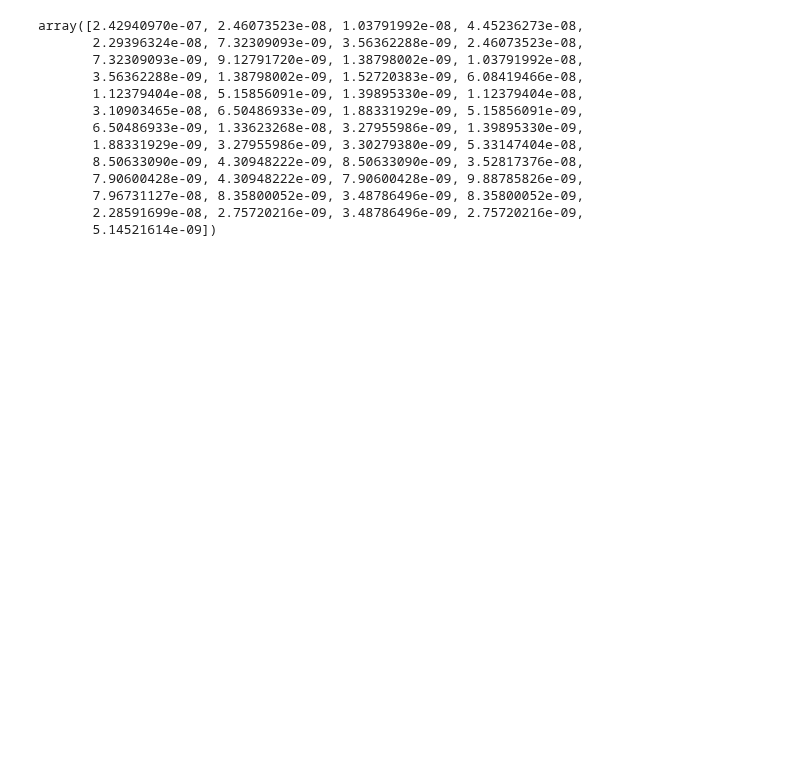
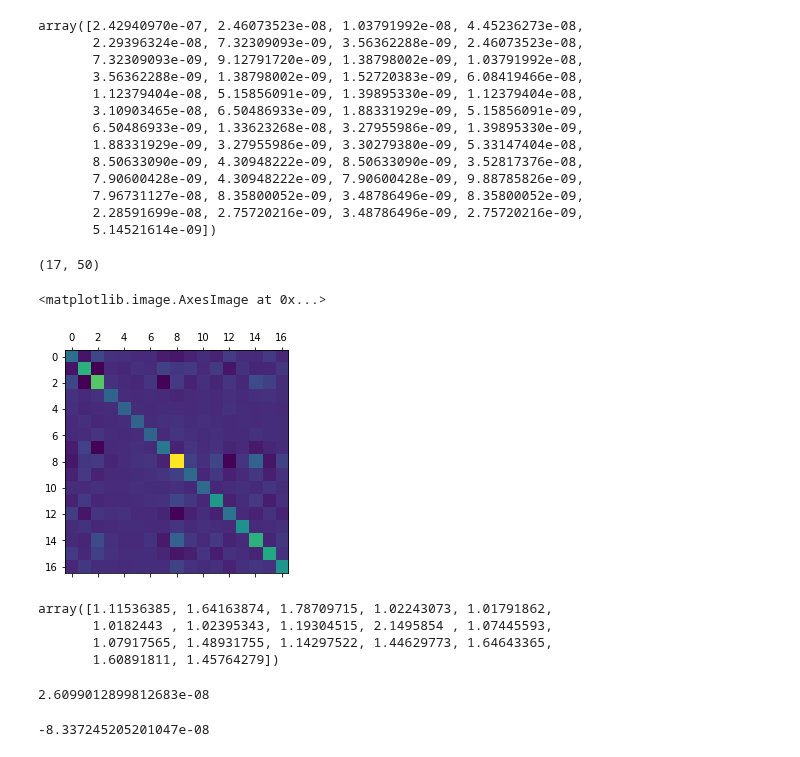
Before and after one commit to lab-cosmo/equistore-examples, a Jupyter notebook: acdc_iterations.ipynb, the cells around one changed output. Cells and saved outputs as stored; diff of their text form; code cells hidden in the pictures; blank space fills up the shorter version.

```diff
--- a/acdc_iterations.ipynb
+++ b/acdc_iterations.ipynb
@@ -613,3 +737,5 @@ Labels([(0, 0, 0, 0), (0, 0, 1, 0), (0, 0, 2, 0), (0, 0, 3, 0),
 X = acdc_nu2.block(0).values
 # %%
 rX = X.reshape(-1,X.shape[-1]) * 1
+lsel = []
+bm_idx = np.arange(rX.shape[1])
@@ -617,0 +742,7 @@ nrm = (rX**2).sum(axis=0)
+# %%
+nrm = (rX**2).sum(axis=0)
+sel_idx = nrm.argmax()
+sel_x = rX[:,sel_idx]/np.sqrt(nrm[sel_idx])
+lsel.append(bm_idx[sel_idx])
+bm_idx = np.concatenate([bm_idx[:sel_idx], bm_idx[sel_idx+1:]])
+print(sel_idx, nrm[sel_idx], nrm.sum())
@@ -676 +771,3 @@ array([1.00792408, 1.01939347, 1.00621802, 2.        , 1.28994483,
+# %%
+xsel = X.reshape(-1,X.shape[-1])[:,lsel]
 # %%
@@ -697,3 +790,14 @@ array([2.42940970e-07, 2.46073523e-08, 1.03791992e-08, 4.45236273e-08,
        7.96731127e-08, 8.35800052e-09, 3.48786496e-09, 8.35800052e-09,
        2.28591699e-08, 2.75720216e-09, 3.48786496e-09, 2.75720216e-09,
        5.14521614e-09])
+# %%
+aa = np.linalg.pinv(xsel)@X.squeeze()
+# %%
+aa.shape
+# %% [output]
+(17, 50)
+# %%
+plt.matshow(aa@aa.T)
+# %% [output]
+<matplotlib.image.AxesImage at 0x...>
+[figure, added]
@@ -699,0 +808,15 @@ array([2.42940970e-07, 2.46073523e-08, 1.03791992e-08, 4.45236273e-08,
+# %%
+a
+# %% [output]
+array([1.11536385, 1.64163874, 1.78709715, 1.02243073, 1.01791862,
+       1.0182443 , 1.02395343, 1.19304515, 2.1495854 , 1.07445593,
+       1.07917565, 1.48931755, 1.14297522, 1.44629773, 1.64643365,
+       1.60891811, 1.45764279])
+# %%
+(X.squeeze()@X.squeeze().T - xsel@(aa@aa.T)@xsel.T ).diagonal().sum()
+# %% [output]
+2.6099012899812683e-08
+# %%
+(X.squeeze()@X.squeeze().T - xsel@np.diag(a**2)@xsel.T ).diagonal().sum()
+# %% [output]
+-8.337245205201047e-08
```
Also changed, not shown: parts of 34 cells of this notebook.
